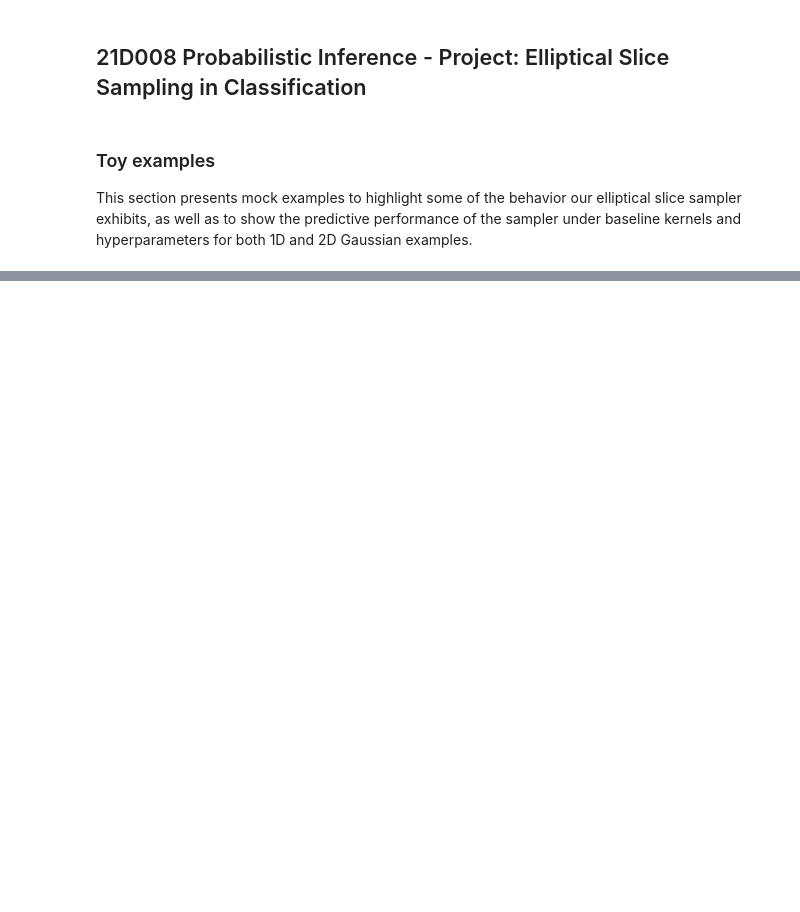
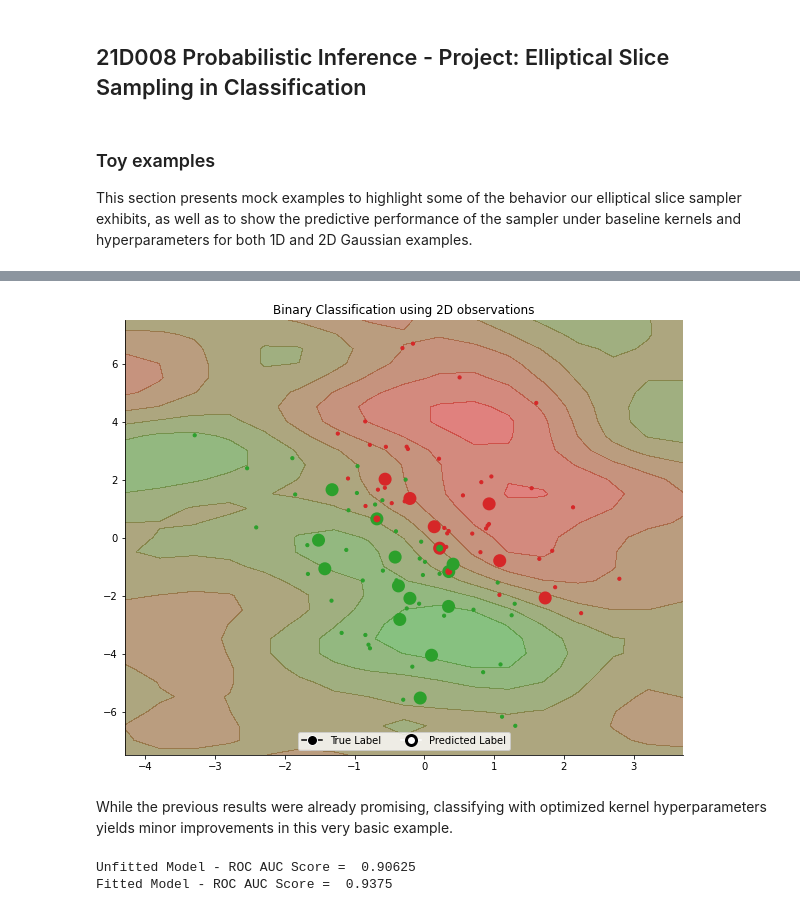
Before and after one commit to clinton0313/GP-Classification-Project, a Jupyter notebook: report.ipynb, the cells around one changed output, grey strips where cells are left out. Drawn from its saved outputs; the diff is of its cells as text; code cells hidden in the pictures; blank space fills up the shorter version.

```diff
--- a/report.ipynb
+++ b/report.ipynb
@@ -118,0 +188,17 @@ plot_contour(train_X, train_Y, test_X, test_Y, prob_pred, gpc, contour=True)
+# %%
+y_pred_fit, _ = gpc.predict(test_X)
+prob_pred_fit = GPC._sigmoid(y_pred)
+
+plot_contour(train_X, train_Y, test_X, test_Y, prob_pred_fit, gpc, contour=True)
+# %% [output]
+[figure, added]
+# %% [markdown]
+While the previous results were already promising, classifying with optimized kernel hyperparameters yields minor improvements in this very basic example.
+# %%
+from sklearn.metrics import roc_auc_score
+
+print("Unfitted Model - ROC AUC Score = ", roc_auc_score(test_Y, GPC._sigmoid(y_pred)))
+print("Fitted Model - ROC AUC Score = ", roc_auc_score(test_Y, GPC._sigmoid(y_pred_fit)))
+# %% [output]
+Unfitted Model - ROC AUC Score =  0.90625
+Fitted Model - ROC AUC Score =  0.9375
```
Also changed, not shown: parts of 36 cells of this notebook, 1 other file.
